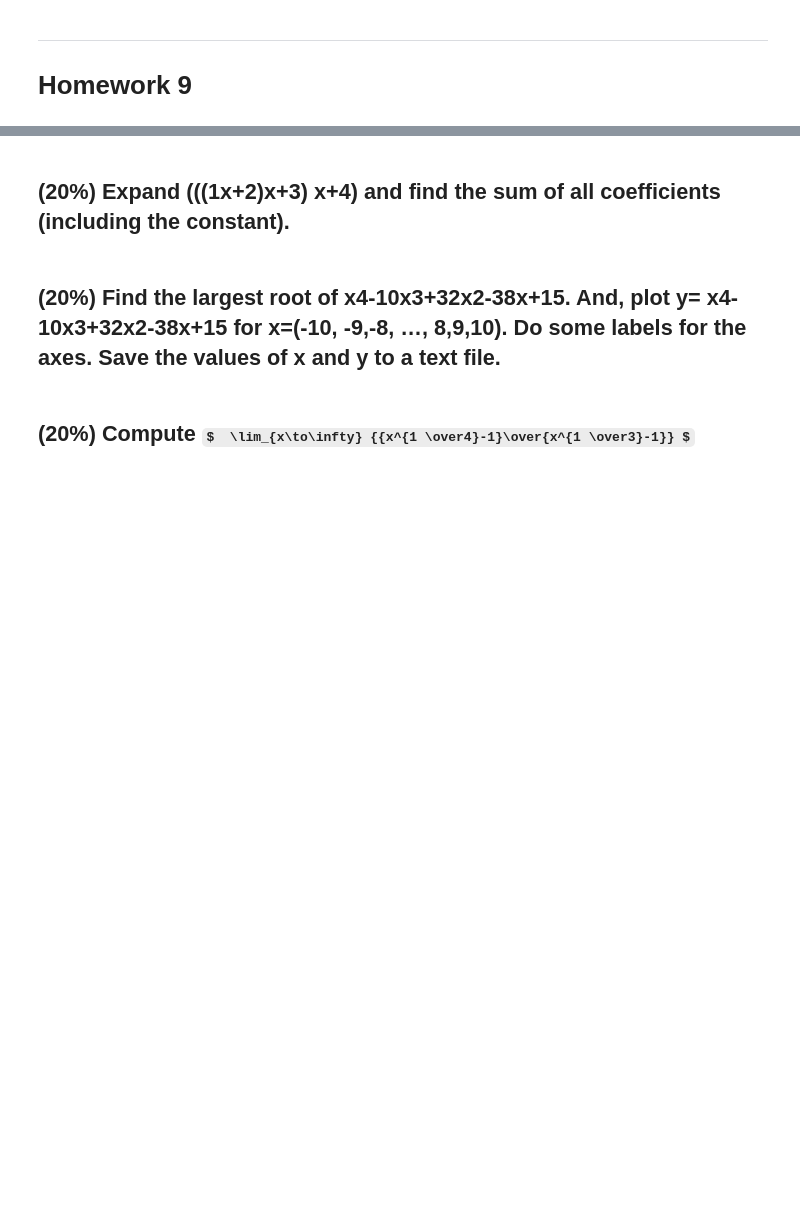
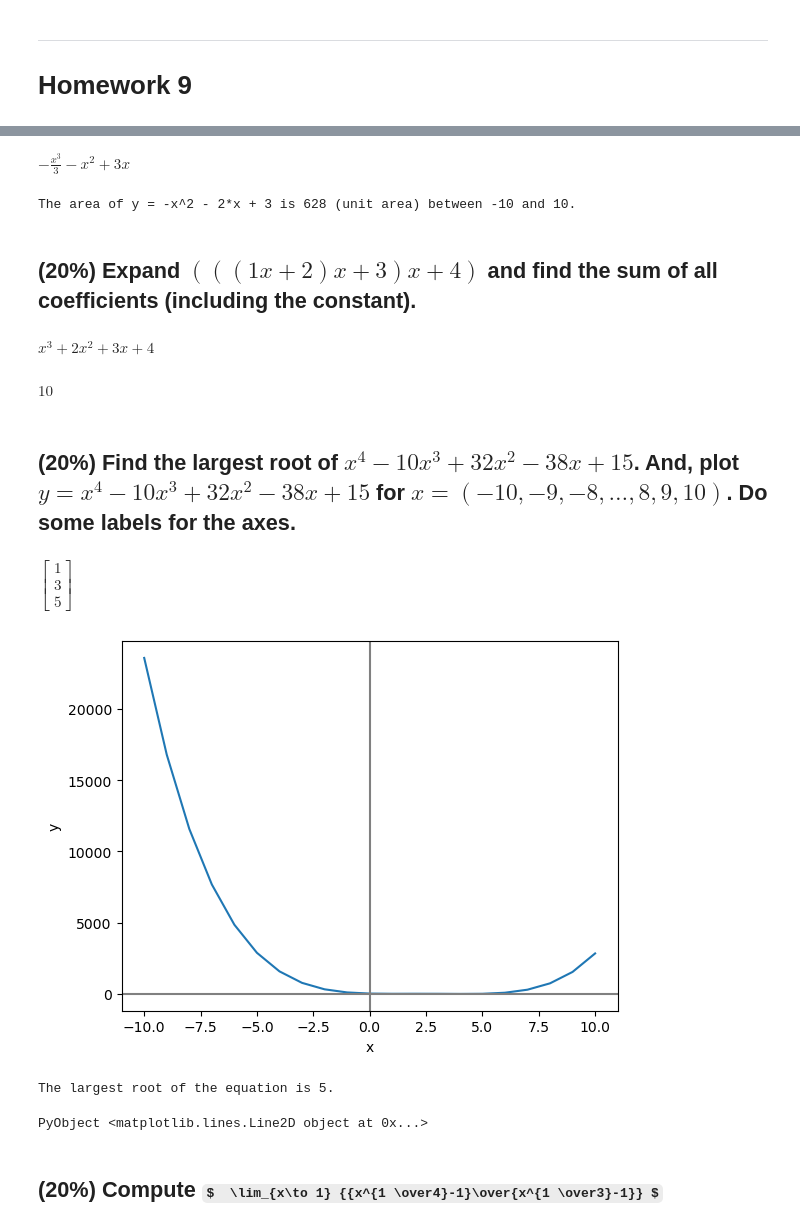
Before and after one commit to ja754969/Julia-Programming, a Jupyter notebook: Homework/hw9_TsengYuHao.ipynb, the cells around one changed output, grey strips where cells are left out. Drawn from its saved outputs; the diff is of its cells as text; code cells hidden in the pictures; some formulas as TeX source; blank space fills up the shorter version.

```diff
--- a/Homework/hw9_TsengYuHao.ipynb
+++ b/Homework/hw9_TsengYuHao.ipynb
@@ -13,6 +543,60 @@
+# %%
+x = Sym("x")
+y = Sym("y")
+f = -x^2-2*x+3
+y = -x^2-2*x+3
+integration_result = integrate(f)
+# typeof(integration_result)
+# %% [output]
+$- \frac{x^{3}}{3} - x^{2} + 3 x$
+# %%
+root_of_f = solve(f)
+# root_of_f[1]
+# root_of_f[2]
+area_of_f = abs(integration_result(root_of_f[1]) - integration_result(-10)) + integration_result(root_of_f[2]) - integration_result(root_of_f[1]) + abs(integration_result(10) - integration_result(root_of_f[2]))
+println("The area of y = ", y ," is ",string(area_of_f)," (unit area) between -10 and 10.")
+# %% [output]
+The area of y = -x^2 - 2*x + 3 is 628 (unit area) between -10 and 10.
 # %% [markdown]
-## (20%) Expand (((1x+2)x+3) x+4) and find the sum of all coefficients (including the constant).
+## (20%) Expand $(((1x+2)x+3) x+4)$ and find the sum of all coefficients (including the constant).
+# %%
+x = Sym("x")
+expand_eq = expand(((x+2)x+3)x+4)
+# %% [output]
+$x^{3} + 2 x^{2} + 3 x + 4$
+# %%
+# sum_of_coefficients = 1 + 2 + 3 + 4
+# expand_eq.coeff(x^3)
+# expand_eq.coeff(x^2)
+# expand_eq.coeff(x)
+q = sympy.Poly(expand_eq, x)
+q.coeffs()
+sum(q.coeffs())
+# %% [output]
+$10$
 # %% [markdown]
-## (20%) Find the largest root of x4-10x3+32x2-38x+15. And, plot y= x4-10x3+32x2-38x+15 for x=(-10, -9,-8, …, 8,9,10). Do some labels for the axes. Save the values of x and y to a text file.
+## (20%) Find the largest root of $ x^4-10x^3+32x^2-38x+15 $. And, plot $ y= x^4-10x^3+32x^2-38x+15$ for $x=(-10, -9,-8, …, 8,9,10)$. Do some labels for the axes.
+# %%
+x = Sym("x")
+y = x^4 - 10x^3 + 32x^2 -38x +15
+a = solve(y)
+# dddd = convert(Vector,a)
+# convert(Float64,dddd[1])
+# %% [output]
+$\left[ \begin{array}{r}1\\3\\5\end{array} \right]$
+# %%
+max_x = findmax(a)
+println("The largest root of the equation is ",max_x[1],".\n\n")
+x = -10:1:10
+y = x.^4 .- 10*(x.^3) .+ 32*(x.^2) .- 38*x .+ 15
+plot(x,y)
+xlabel("x")
+ylabel("y")
+axhline(0,color = "gray")
+axvline(0,color = "gray")
+# %% [output]
+[figure, added]
+The largest root of the equation is 5.
+PyObject <matplotlib.lines.Line2D object at 0x...>
 # %% [markdown]
-## (20%) Compute $  \lim_{x\to\infty} {{x^{1 \over4}-1}\over{x^{1 \over3}-1}} $
+## (20%) Compute $  \lim_{x\to 1} {{x^{1 \over4}-1}\over{x^{1 \over3}-1}} $
```
Also changed, not shown: parts of 121 cells of this notebook.
